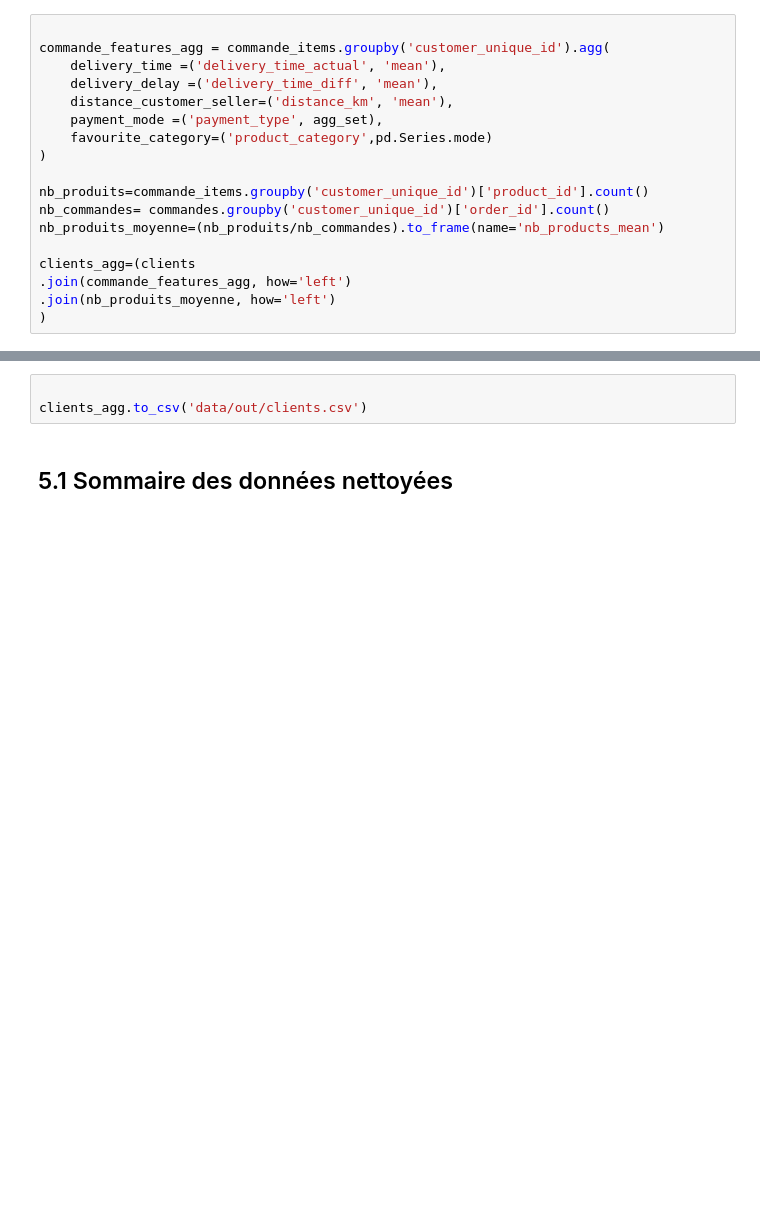
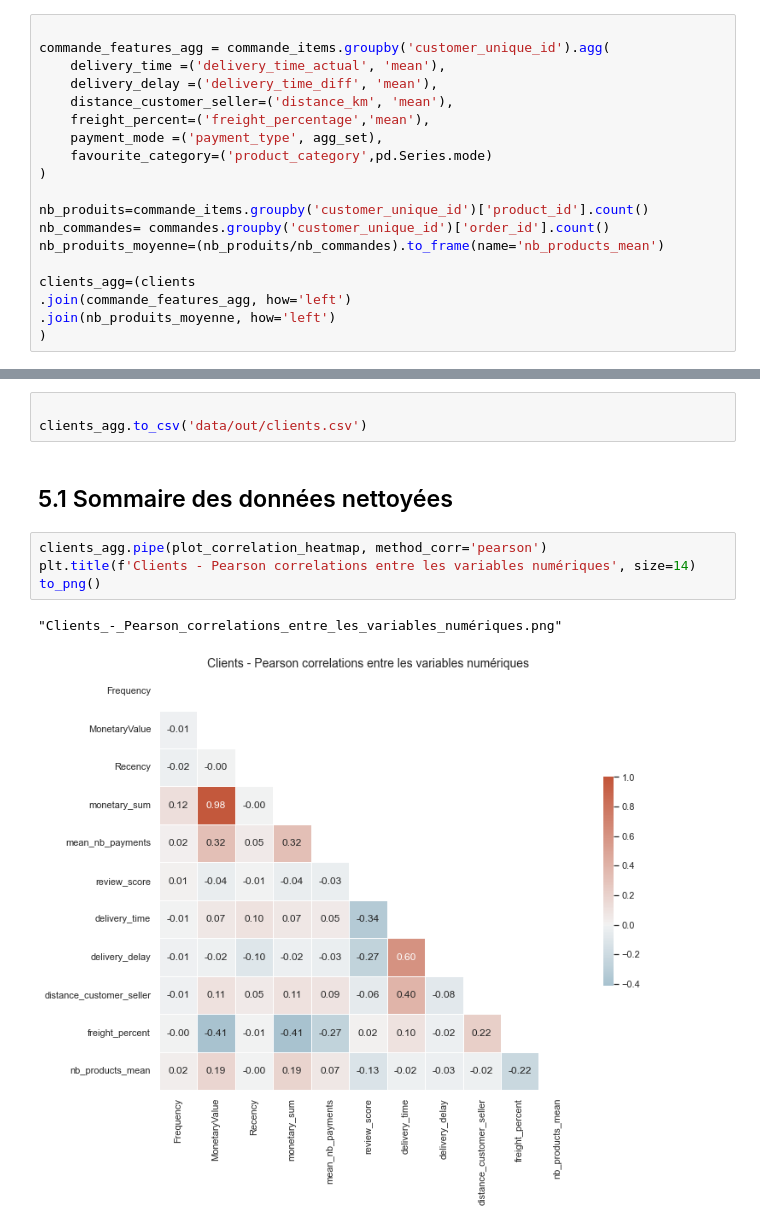
Before and after one commit to mrcreasey/oc-ds-p5-unsupervised-clustering, a Jupyter notebook: P5_01_analyse.ipynb, the cells around one changed output, grey strips where cells are left out. Saved outputs shown, nothing was run; the diff lists cells and outputs as text; blank space fills up the shorter version.

```diff
--- a/P5_01_analyse.ipynb
+++ b/P5_01_analyse.ipynb
@@ -2241,6 +2249,7 @@ commande_features_agg = commande_items.groupby('customer_unique_id').agg(
     delivery_time =('delivery_time_actual', 'mean'),
     delivery_delay =('delivery_time_diff', 'mean'),
     distance_customer_seller=('distance_km', 'mean'),
+    freight_percent=('freight_percentage','mean'),
     payment_mode =('payment_type', agg_set),
     favourite_category=('product_category',pd.Series.mode)
 )
@@ -2283,3 +2289,10 @@ memory usage: 12.4+ MB
 clients_agg.to_csv('data/out/clients.csv')
 # %% [markdown]
 ## 5.1 Sommaire des données nettoyées
+# %%
+clients_agg.pipe(plot_correlation_heatmap, method_corr='pearson')
+plt.title(f'Clients - Pearson correlations entre les variables numériques', size=14)
+to_png()
+# %% [output]
+"Clients_-_Pearson_correlations_entre_les_variables_numériques.png"
+[figure, added]
```
Also changed, not shown: parts of 3 cells of this notebook, 1 other file.
